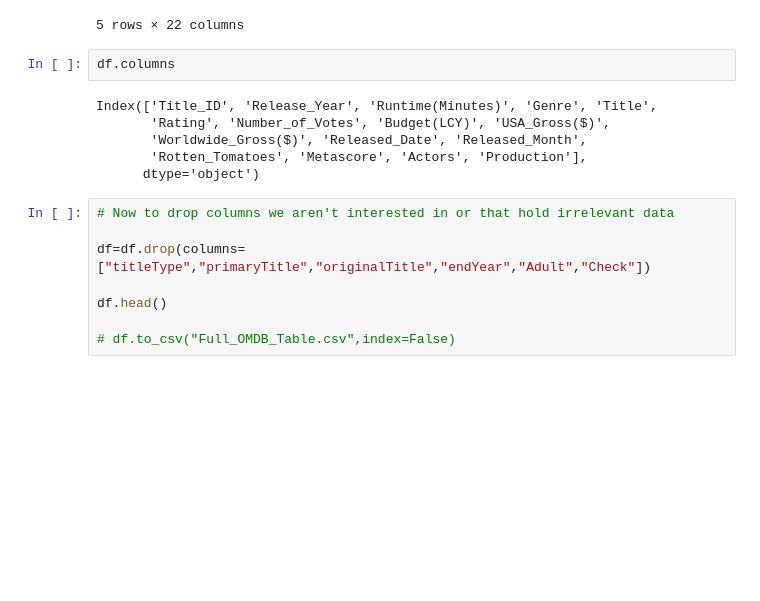
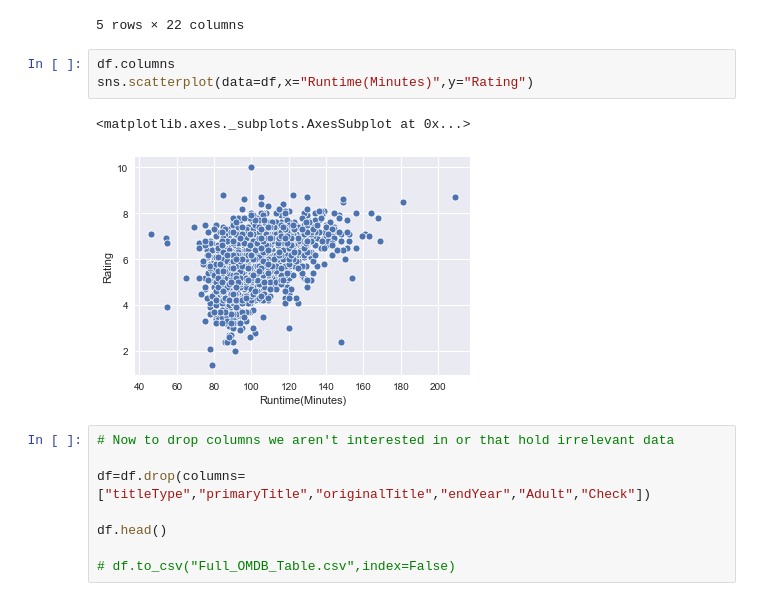
Before and after one commit to Greg-S-12/movies_project3, a Jupyter notebook: Greg_notebook_essential.ipynb, the cells around one changed output. Saved outputs shown, nothing was run; the diff lists cells and outputs as text; blank space fills up the shorter version.

```diff
--- a/Greg_notebook_essential.ipynb
+++ b/Greg_notebook_essential.ipynb
@@ -66,14 +64,12 @@ df.head()
 | 3 | tt0365545 | movie | Nappily Ever After | Nappily Ever After | 0 | 2018 | \N | 98 | ... |
 | 4 | tt0369610 | movie | Jurassic World | Jurassic World | 0 | 2015 | \N | 124 | ... |
 5 rows × 22 columns
-# %%
-df.columns
-# %% [output]
-Index(['Title_ID', 'Release_Year', 'Runtime(Minutes)', 'Genre', 'Title',
-       'Rating', 'Number_of_Votes', 'Budget(LCY)', 'USA_Gross($)',
-       'Worldwide_Gross($)', 'Released_Date', 'Released_Month',
-       'Rotten_Tomatoes', 'Metascore', 'Actors', 'Production'],
-      dtype='object')
+# %%
+df.columns
+sns.scatterplot(data=df,x="Runtime(Minutes)",y="Rating")
+# %% [output]
+<matplotlib.axes._subplots.AxesSubplot at 0x...>
+[figure, added]
 # %%
 # Now to drop columns we aren't interested in or that hold irrelevant data
 
```
Also changed, not shown: parts of 23 cells of this notebook.
